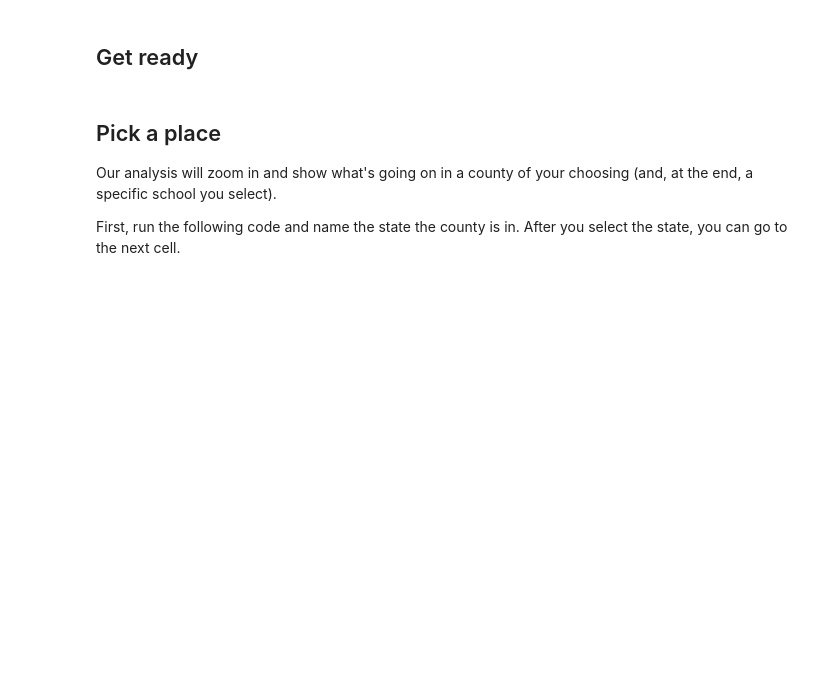
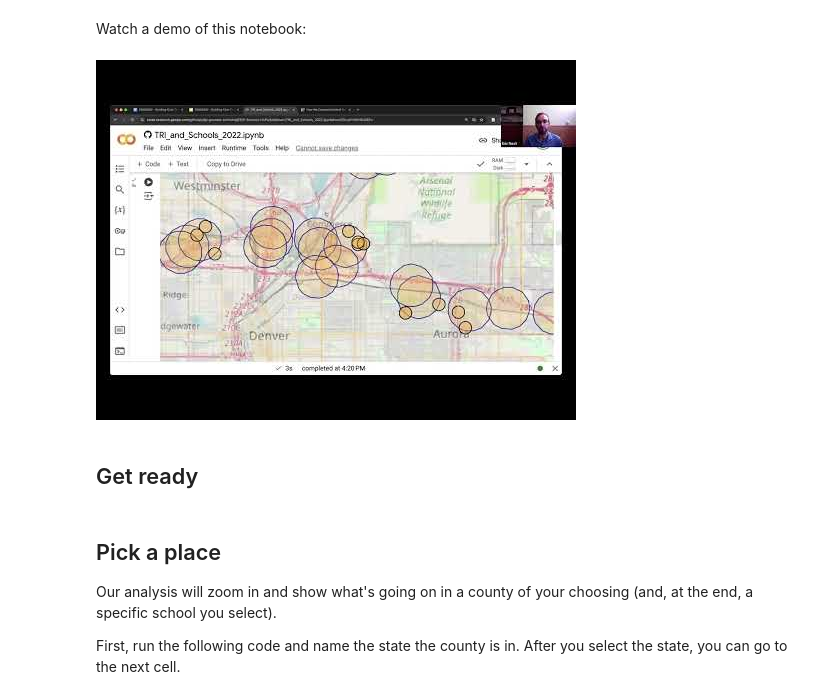
Before and after one commit to edgi-govdata-archiving/EEW-Schools-HAPs, a Jupyter notebook: TRI_and_Schools_2022.ipynb, the cells around one changed output. Drawn from its saved outputs; the diff is of its cells as text; code cells hidden in the pictures; blank space fills up the shorter version.

Commit message:
add tutorial video to nb

```diff
--- a/TRI_and_Schools_2022.ipynb
+++ b/TRI_and_Schools_2022.ipynb
@@ -9,6 +9,13 @@
 # %% [markdown]
 ## How to Run
 ![Instructions for running a Jupyter Notebook](https://github.com/edgi-govdata-archiving/EEW-Image-Assets/blob/main/overall_instructions.png?raw=true)
+# %% [markdown]
+Watch a demo of this notebook:
+# %%
+from IPython.display import YouTubeVideo
+YouTubeVideo('xlQJNX8JbEg')
+# %% [output]
+[figure, added]
 # %% [markdown]
 ## Get ready
 # %%
```
